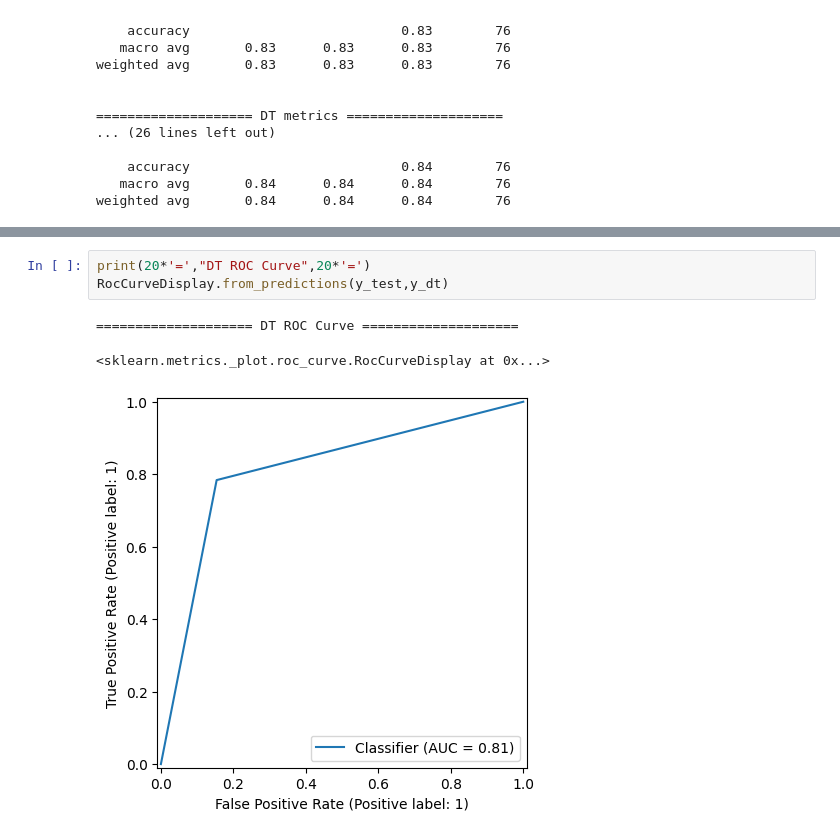
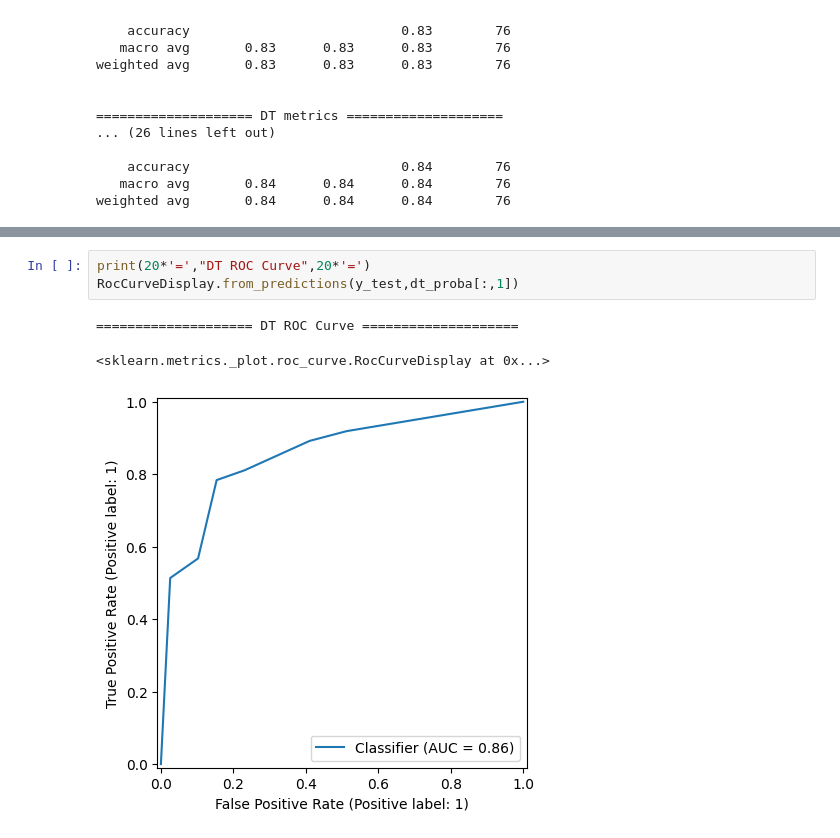
Before and after one commit to Rohith65-pixel/Mini-Project-Heart-Diease, a Jupyter notebook: Project File.ipynb, the cells around one changed output, grey strips where cells are left out. Saved outputs shown, nothing was run; the diff lists cells and outputs as text.

```diff
--- a/Project File.ipynb
+++ b/Project File.ipynb
@@ -374,9 +374,9 @@ RocCurveDisplay.from_predictions(y_test,y_svm)
 # %%
 print(20*'=',"DT ROC Curve",20*'=')
-RocCurveDisplay.from_predictions(y_test,y_dt)
+RocCurveDisplay.from_predictions(y_test,dt_proba[:,1])
 # %% [output]
 ==================== DT ROC Curve ====================
 <sklearn.metrics._plot.roc_curve.RocCurveDisplay at 0x...>
-[figure, old version]
+[figure, new version]
 # %%
 print(20*'=',"ADA ROC Curve",20*'=')
```
Also changed, not shown: parts of 8 cells of this notebook.
